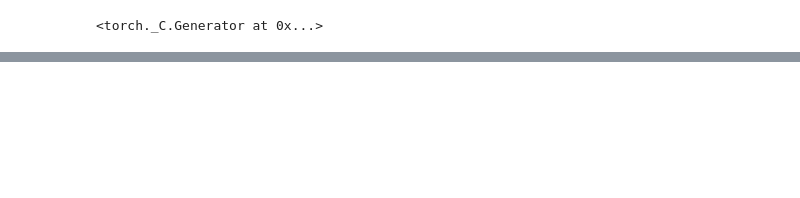
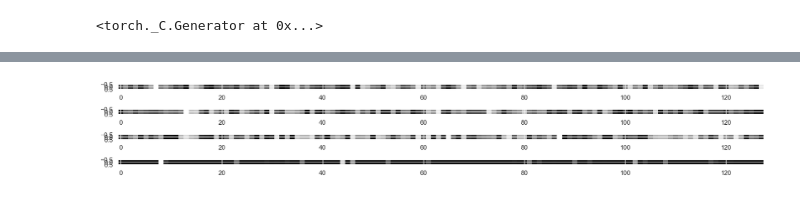
Before and after one commit to j1ah0ng/playground, a Jupyter notebook: karpathy/makemore5.ipynb, the cells around one changed output, grey strips where cells are left out. Cells and saved outputs as stored; diff of their text form; code cells hidden in the pictures; blank space fills up the shorter version.

```diff
--- a/karpathy/makemore5.ipynb
+++ b/karpathy/makemore5.ipynb
@@ -177,29 +201,0 @@ for p in parameters:
-# %%
-# same optimization
-max_steps = 200_000
-batch_size = 32
-lossi = []
-
-for i in range(max_steps):
-    # build minibatch
-    ix = torch.randint(0, Xtr.shape[0], (batch_size,))
-    Xb, Yb = Xtr[ix], Ytr[ix]
-
-    # forward pass
-    logits = model(Xb)
-    loss = F.cross_entropy(logits, Yb)
-
-    # backward
-    for p in parameters:
-        p.grad = None
-    loss.backward()
-
-    # update SGD
-    lr = 0.1 if i < 150_000 else 0.01 # decay
-    for p in parameters:
-        p.data += -lr * p.grad
-
-    # stats
-    if i % 10_000 == 0:
-        print(f'{i:7d}/{max_steps:7d}: {loss.item():.4f}')
-    lossi.append(loss.log10().item())
@@ -311,0 +372,7 @@ sampling from model:
+# %%
+plt.figure(figsize=(20, 3))
+for i in range(4):
+    plt.subplot(4, 1, i + 1)
+    plt.imshow((activation_count[i]/len(lossi)).cpu().view(1, -1), cmap='gray')
+# %% [output]
+[figure, added]
```
Also changed, not shown: parts of 17 cells of this notebook, 9 other files.
